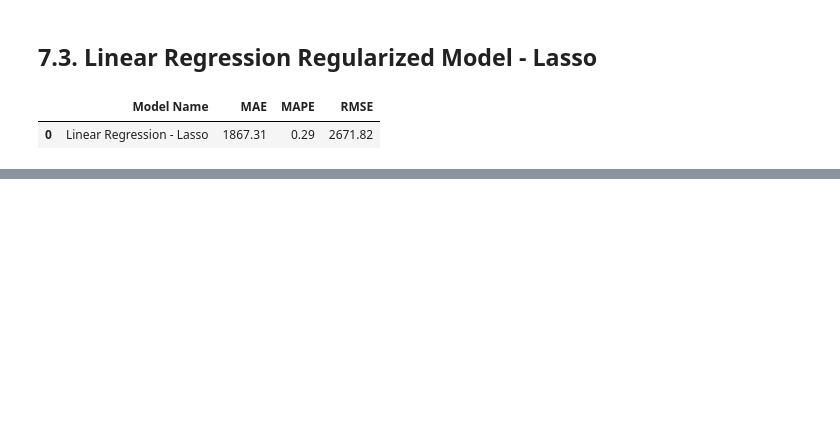
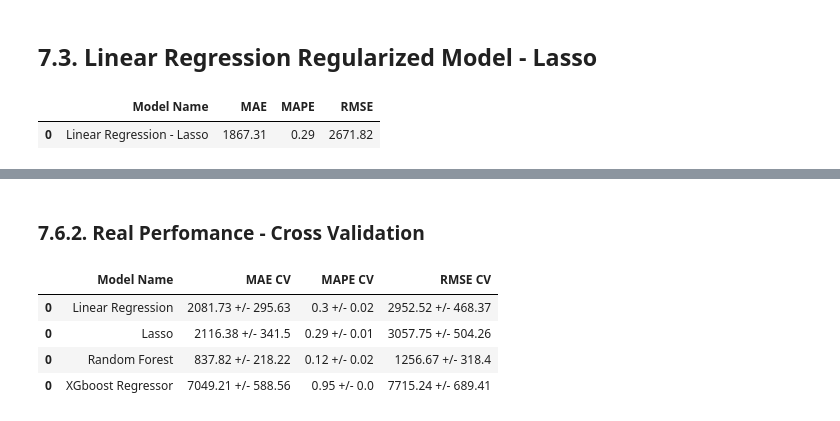
Before and after one commit to PedrosaFelipe/DS-Producao, a Jupyter notebook: Store_Sales_Prediction.ipynb, the cells around one changed output, grey strips where cells are left out. Drawn from its saved outputs; the diff is of its cells as text; code cells hidden in the pictures; blank space fills up the shorter version.

```diff
--- a/Store_Sales_Prediction.ipynb
+++ b/Store_Sales_Prediction.ipynb
@@ -1138,0 +1191,4 @@ lr_result
+# %%
+model = LinearRegression()
+lr_cv = cross_validation('Linear Regression',x_training , 5 , model)
+lr_cv
@@ -1154,0 +1216,4 @@ lr_result_lasso
+# %%
+model = Lasso(alpha=0.01)
+lasso_cv = cross_validation('Lasso',x_training , 5 , model)
+lasso_cv
@@ -1158,0 +1298,11 @@ lr_result_lasso
+# %% [markdown]
+### 7.6.2. Real Perfomance  - Cross Validation
+# %%
+moddeling_result_cv = pd.concat([lr_cv , lasso_cv , random_cv , xgb_cv ])
+moddeling_result_cv
+# %% [output]
+|  | Model Name | MAE CV | MAPE CV | RMSE CV |
+| 0 | Linear Regression | 2081.73 +/- 295.63 | 0.3 +/- 0.02 | 2952.52 +/- 468.37 |
+| 0 | Lasso | 2116.38 +/- 341.5 | 0.29 +/- 0.01 | 3057.75 +/- 504.26 |
+| 0 | Random Forest | 837.82 +/- 218.22 | 0.12 +/- 0.02 | 1256.67 +/- 318.4 |
+| 0 | XGboost Regressor | 7049.21 +/- 588.56 | 0.95 +/- 0.0 | 7715.24 +/- 689.41 |
```
Also changed, not shown: parts of 26 cells of this notebook.
